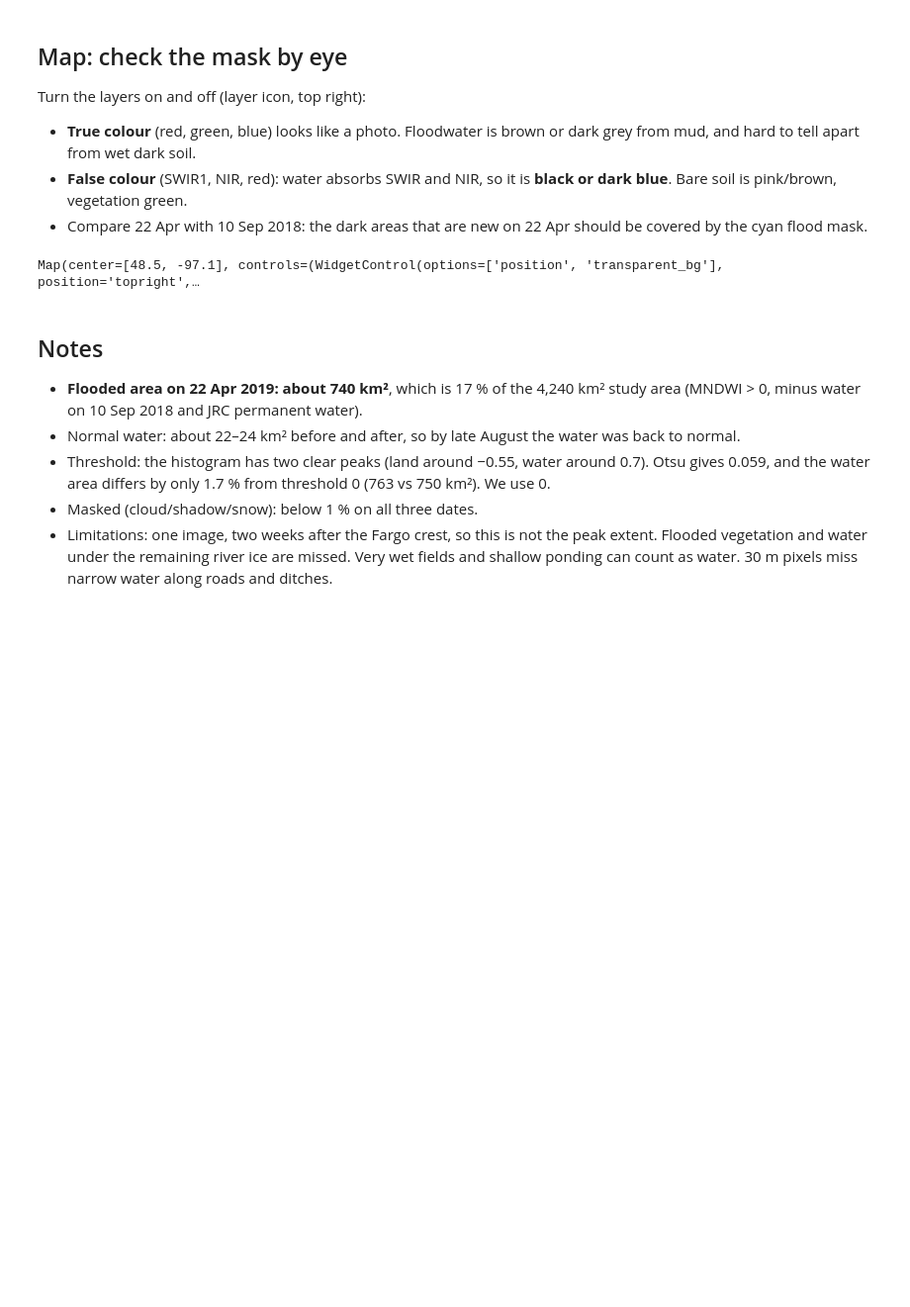
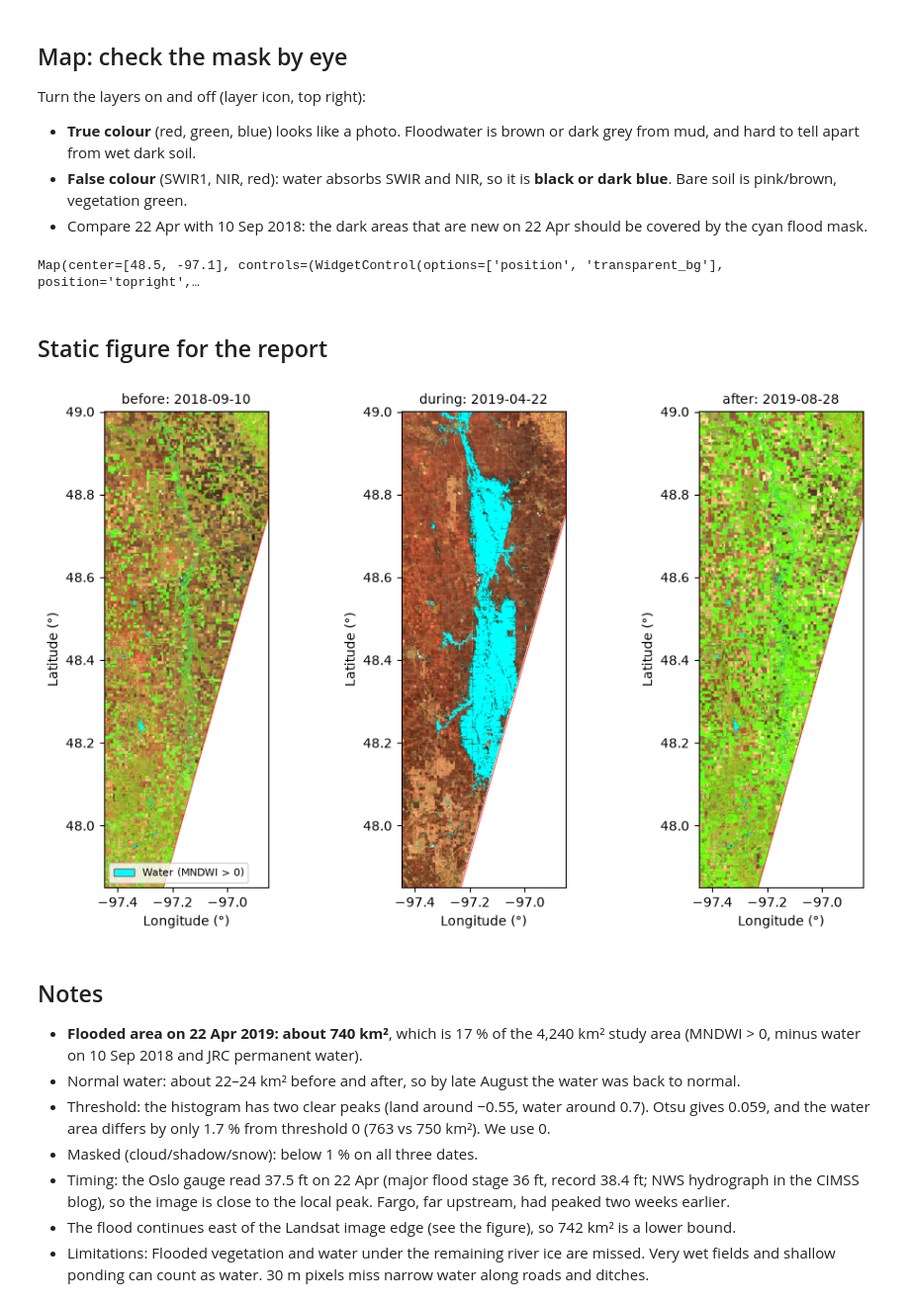
Before and after one commit to 0-Seby/earth-observation, a Jupyter notebook: notebooks/02_flood_mapping_mndwi.ipynb, the cells around one changed output. Shown at 99% size. Cells and saved outputs as stored; diff of their text form; code cells hidden in the pictures; blank space fills up the shorter version.

```diff
--- a/notebooks/02_flood_mapping_mndwi.ipynb
+++ b/notebooks/02_flood_mapping_mndwi.ipynb
@@ -38,12 +39,13 @@ Clouds, cloud shadows and snow are masked with the `QA_PIXEL` band.
 We can't use an NDSI snow threshold: for Landsat, NDSI and MNDWI are the same formula (green vs SWIR1),
 so snow and water look the same in both. The QA snow flag also uses other bands and temperature.
 # %%
-images = {name: c.landsat8_image(day, aoi) for name, day in c.L8_DATES.items()}
+dates = {"before": cfg.L8_BEFORE, "during": cfg.L8_DURING, "after": cfg.L8_AFTER}
+images = {name: c.landsat8_image(day, aoi) for name, day in dates.items()}
 mndwi = {name: c.mndwi(image) for name, image in images.items()}
 
 for name, image in mndwi.items():
     masked_km2 = c.area_km2(image.mask().Not(), aoi)  # mask() is 0 where a pixel is masked
-    print(f"{name:7s} {c.L8_DATES[name]}: {100 * masked_km2 / total_km2:.1f} % masked (cloud/shadow/snow)")
+    print(f"{name:7s} {dates[name]}: {100 * masked_km2 / total_km2:.1f} % masked (cloud/shadow/snow)")
 # %% [output]
 before  2018-09-10: 0.0 % masked (cloud/shadow/snow)
 during  2019-04-22: 0.8 % masked (cloud/shadow/snow)
@@ -65,10 +67,10 @@ ax.axvline(0, color="black", linestyle="--", label="0 (standard)")
 ax.axvline(otsu_threshold, color="tab:blue", label=f"Otsu ({otsu_threshold:.3f})")
 ax.set_xlabel("MNDWI")
 ax.set_ylabel("Number of pixels")
-ax.set_title(f"MNDWI histogram, Landsat 8, {c.L8_DATES['during']}")
+ax.set_title(f"MNDWI histogram, Landsat 8, {cfg.L8_DURING}")
 ax.legend()
 fig.tight_layout()
-fig.savefig(c.FIGURES / "mndwi_histogram.png", dpi=200)
+fig.savefig(cfg.FIGURES / "mndwi_histogram.png", dpi=200)
 # %% [output]
 Otsu threshold on the flood image: 0.059
 [figure]
@@ -85,19 +87,18 @@ We use `c.MNDWI_THRESHOLD = 0`.
 # %% [markdown]
 ## Water and flood masks
 # %%
-water = {name: image.gt(c.MNDWI_THRESHOLD) for name, image in mndwi.items()}
-not_permanent = c.permanent_water().Not()
-
-flood = water["during"].And(water["before"].Not()).And(not_permanent)
+water = {name: image.gt(cfg.MNDWI_THRESHOLD) for name, image in mndwi.items()}
+# Flood = water during AND NOT water before AND NOT permanent water (see c.optical_flood)
+flood = c.optical_flood(cfg.L8_DURING, aoi)
 
 rows = []
 for name in water:
-    rows.append({"layer": f"water {name}", "date": c.L8_DATES[name], "area_km2": c.area_km2(water[name], aoi)})
-rows.append({"layer": "flood", "date": c.L8_DATES["during"], "area_km2": c.area_km2(flood, aoi)})
+    rows.append({"layer": f"water {name}", "date": dates[name], "area_km2": c.area_km2(water[name], aoi)})
+rows.append({"layer": "flood", "date": cfg.L8_DURING, "area_km2": c.area_km2(flood, aoi)})
 rows.append({"layer": "permanent water (JRC)", "date": "", "area_km2": c.area_km2(c.permanent_water(), aoi)})
 
 areas = pd.DataFrame(rows).round(1)
-areas.to_csv(c.TABLES / "mndwi_areas.csv", index=False)
+areas.to_csv(cfg.TABLES / "mndwi_areas.csv", index=False)
 areas
 # %% [output]
 |  | layer | date | area_km2 |
@@ -118,7 +119,7 @@ false_color = {"bands": ["SR_B6", "SR_B5", "SR_B4"], "min": 0, "max": 0.35}
 
 m = c.Map(center=(48.5, -97.1), zoom=9)
 for name in ["before", "during"]:
-    date = c.L8_DATES[name]
+    date = dates[name]
     m.addLayer(images[name], true_color, f"True colour {date}", False)
     m.addLayer(images[name], false_color, f"False colour {date}", name == "during")
 m.addLayer(c.permanent_water().selfMask().clip(aoi), {"palette": ["navy"]}, "Permanent water (JRC)")
@@ -127,10 +128,28 @@ m.addLayer(ee.FeatureCollection(aoi), {"color": "red"}, "Study area", False)
 m
 # %% [output]
 Map(center=[48.5, -97.1], controls=(WidgetControl(options=['position', 'transparent_bg'], position='topright',…
+# %% [markdown]
+## Static figure for the report
+# %%
+fig, axes = plt.subplots(1, 3, figsize=(10, 6))
+for ax, (name, day) in zip(axes, dates.items()):
+    layer = (
+        images[name].visualize(**false_color)
+        .blend(water[name].selfMask().visualize(palette=["00ffff"]))
+        .blend(c.outline(aoi))
+    )
+    c.plot_map(ax, layer, aoi, f"{name}: {day}")
+axes[0].legend(handles=c.legend_patches({"Water (MNDWI > 0)": "#00ffff"}), loc="lower left", fontsize=8)
+fig.tight_layout()
+fig.savefig(cfg.FIGURES / "mndwi_before_during_after.png", dpi=200)
+# %% [output]
+[figure, added]
 # %% [markdown]
 ## Notes
 - **Flooded area on 22 Apr 2019: about 740 km²**, which is 17 % of the 4,240 km² study area (MNDWI > 0, minus water on 10 Sep 2018 and JRC permanent water).
 - Normal water: about 22–24 km² before and after, so by late August the water was back to normal.
 - Threshold: the histogram has two clear peaks (land around −0.55, water around 0.7). Otsu gives 0.059, and the water area differs by only 1.7 % from threshold 0 (763 vs 750 km²). We use 0.
 - Masked (cloud/shadow/snow): below 1 % on all three dates.
-- Limitations: one image, two weeks after the Fargo crest, so this is not the peak extent. Flooded vegetation and water under the remaining river ice are missed. Very wet fields and shallow ponding can count as water. 30 m pixels miss narrow water along roads and ditches.
+- Timing: the Oslo gauge read 37.5 ft on 22 Apr (major flood stage 36 ft, record 38.4 ft; NWS hydrograph in the CIMSS blog), so the image is close to the local peak. Fargo, far upstream, had peaked two weeks earlier.
+- The flood continues east of the Landsat image edge (see the figure), so 742 km² is a lower bound.
+- Limitations: Flooded vegetation and water under the remaining river ice are missed. Very wet fields and shallow ponding can count as water. 30 m pixels miss narrow water along roads and ditches.
```
Also changed, not shown: parts of 3 cells of this notebook, 19 other files.
